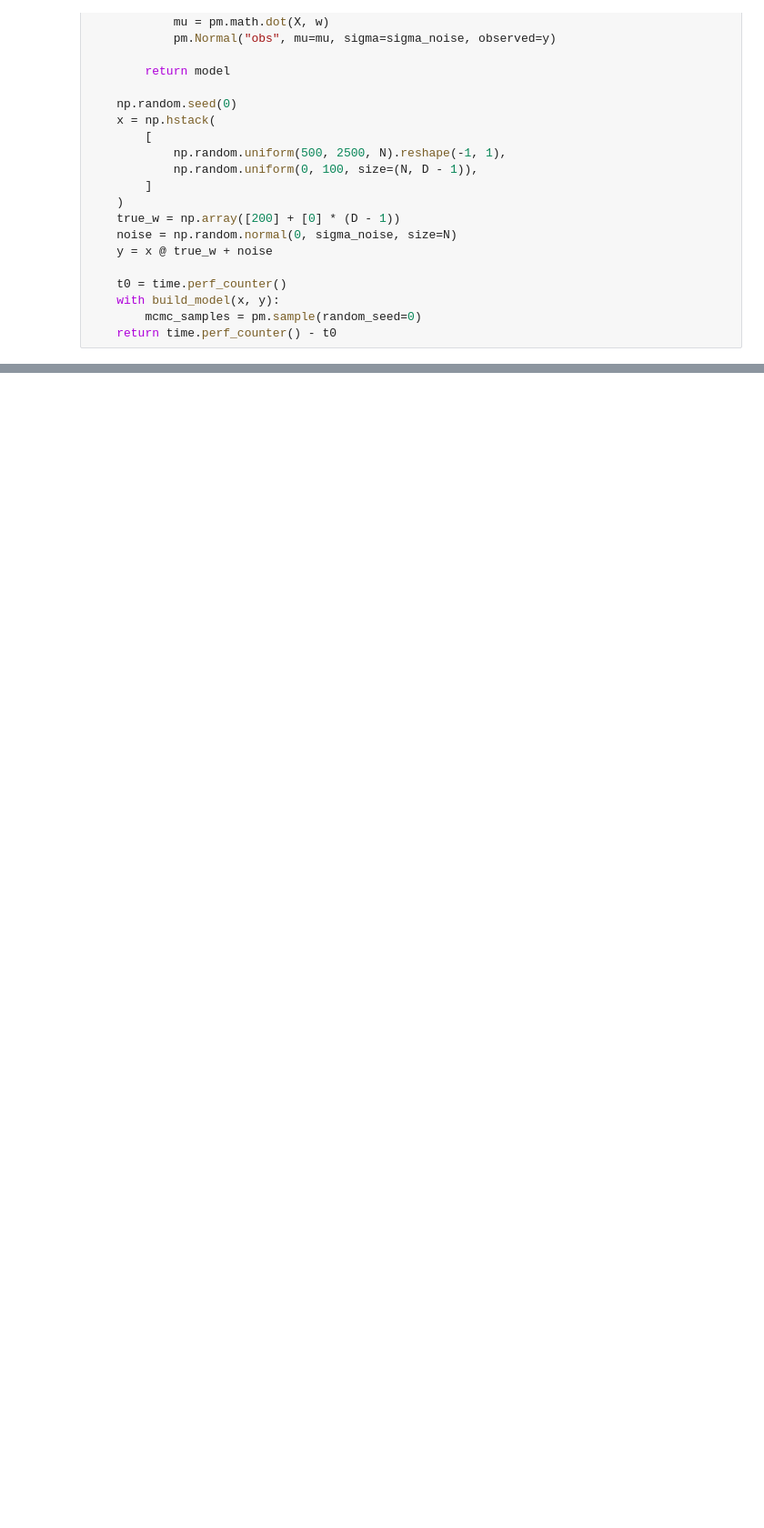
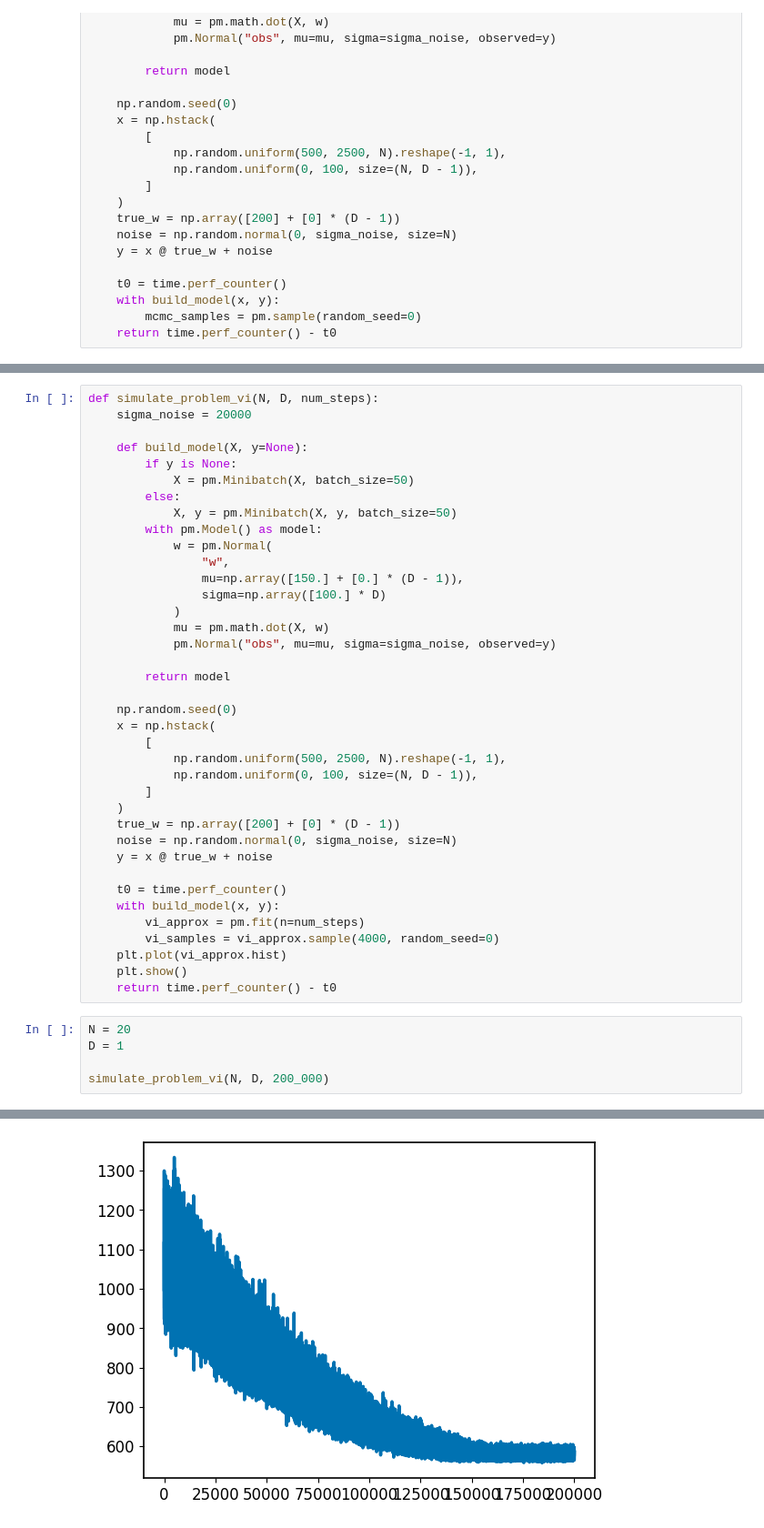
Before and after one commit to KrisNguyen135/Grokking-Bayes, a Jupyter notebook: ch06/00 - Compare MCMC times.ipynb, the cells around one changed output, grey strips where cells are left out. Shown at 91% size. Cells and saved outputs as stored; diff of their text form; blank space fills up the shorter version.

```diff
--- a/ch06/00 - Compare MCMC times.ipynb
+++ b/ch06/00 - Compare MCMC times.ipynb
@@ -91,0 +92,44 @@ Sampling 4 chains for 1_000 tune and 1_000 draw iterations (4_000 + 4_000 draws
+# %%
+def simulate_problem_vi(N, D, num_steps):
+    sigma_noise = 20000
+
+    def build_model(X, y=None):
+        if y is None:
+            X = pm.Minibatch(X, batch_size=50)
+        else:
+            X, y = pm.Minibatch(X, y, batch_size=50)
+        with pm.Model() as model:
+            w = pm.Normal(
+                "w",
+                mu=np.array([150.] + [0.] * (D - 1)),
+                sigma=np.array([100.] * D)
+            )
+            mu = pm.math.dot(X, w)
+            pm.Normal("obs", mu=mu, sigma=sigma_noise, observed=y)
+
+        return model
+
+    np.random.seed(0)
+    x = np.hstack(
+        [
+            np.random.uniform(500, 2500, N).reshape(-1, 1),
+            np.random.uniform(0, 100, size=(N, D - 1)),
+        ]
+    )
+    true_w = np.array([200] + [0] * (D - 1))
+    noise = np.random.normal(0, sigma_noise, size=N)
+    y = x @ true_w + noise
+
+    t0 = time.perf_counter()
+    with build_model(x, y):
+        vi_approx = pm.fit(n=num_steps)
+        vi_samples = vi_approx.sample(4000, random_seed=0)
+    plt.plot(vi_approx.hist)
+    plt.show()
+    return time.perf_counter() - t0
+# %%
+N = 20
+D = 1
+
+simulate_problem_vi(N, D, 200_000)
+# %% [output]
@@ -91,0 +140 @@ Sampling 4 chains for 1_000 tune and 1_000 draw iterations (4_000 + 4_000 draws
+[figure, added]
```
Also changed, not shown: parts of 6 cells of this notebook, 9 other files.
